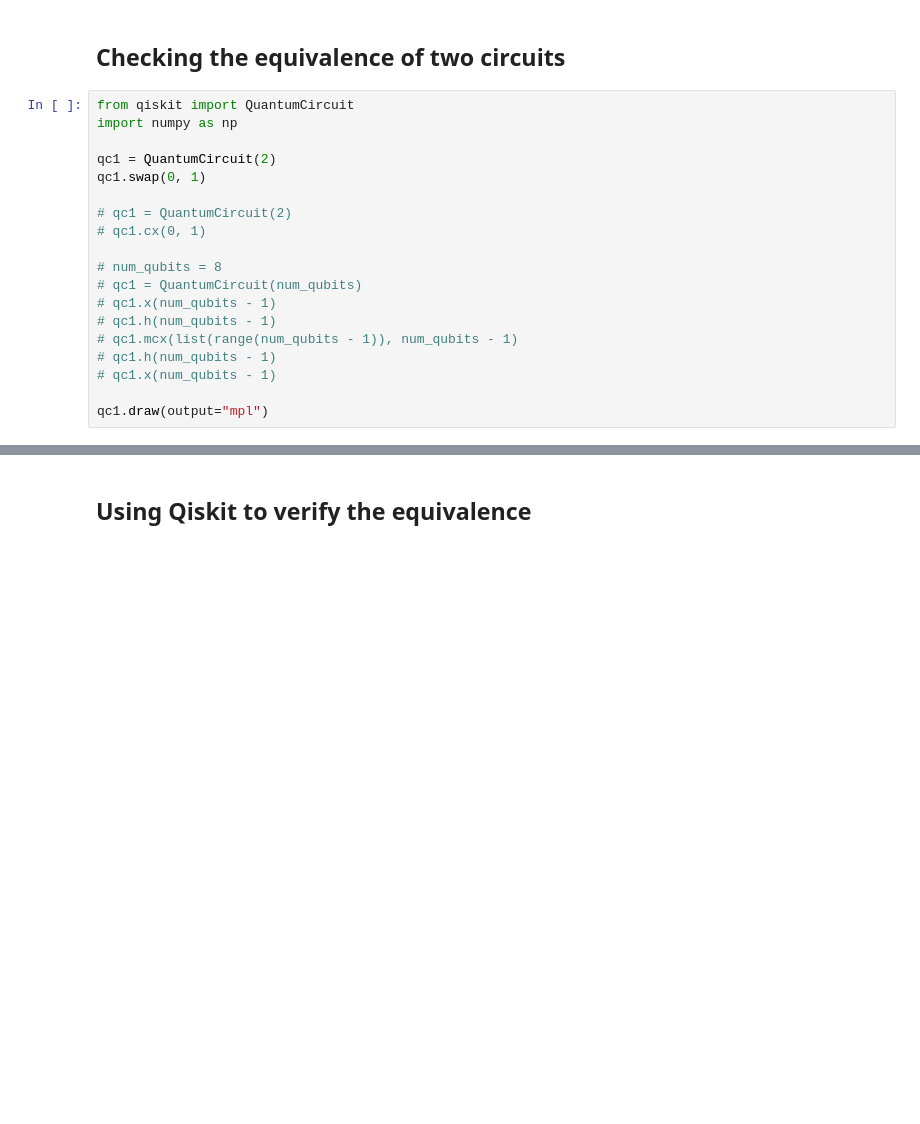
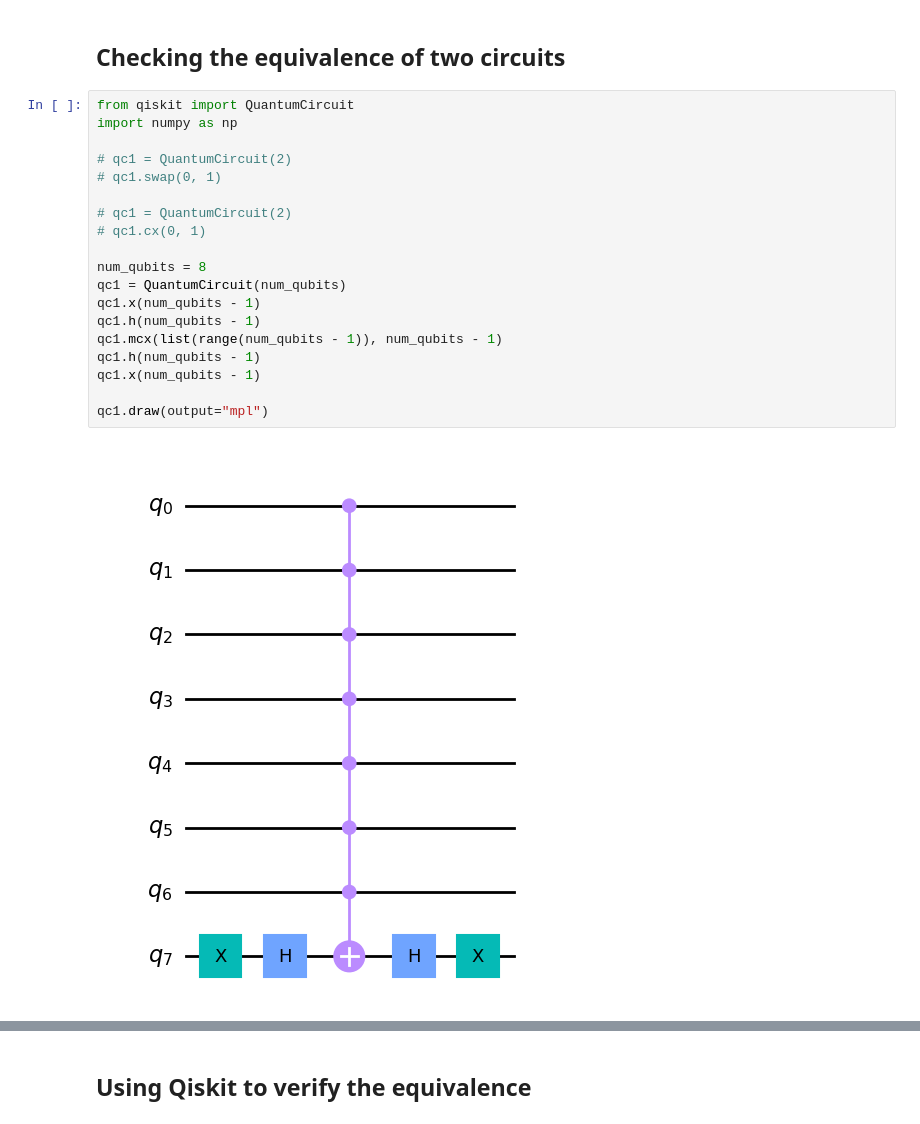
Before and after one commit to Saydemr/quantum-computing, a Jupyter notebook: 09_verification_handson.ipynb, the cells around one changed output, grey strips where cells are left out. Saved outputs shown, nothing was run; the diff lists cells and outputs as text; blank space fills up the shorter version.

```diff
--- a/09_verification_handson.ipynb
+++ b/09_verification_handson.ipynb
@@ -13,20 +13,22 @@ in your preferred virtual environment.
 # %%
 from qiskit import QuantumCircuit
 import numpy as np
 
-qc1 = QuantumCircuit(2)
-qc1.swap(0, 1)
+# qc1 = QuantumCircuit(2)
+# qc1.swap(0, 1)
 
 # qc1 = QuantumCircuit(2)
 # qc1.cx(0, 1)
 
-# num_qubits = 8
-# qc1 = QuantumCircuit(num_qubits)
-# qc1.x(num_qubits - 1)
-# qc1.h(num_qubits - 1)
-# qc1.mcx(list(range(num_qubits - 1)), num_qubits - 1)
-# qc1.h(num_qubits - 1)
-# qc1.x(num_qubits - 1)
+num_qubits = 8
+qc1 = QuantumCircuit(num_qubits)
+qc1.x(num_qubits - 1)
+qc1.h(num_qubits - 1)
+qc1.mcx(list(range(num_qubits - 1)), num_qubits - 1)
+qc1.h(num_qubits - 1)
+qc1.x(num_qubits - 1)
 
 qc1.draw(output="mpl")
+# %% [output]
+[figure, added]
 # %%
```
Also changed, not shown: parts of 17 cells of this notebook.
